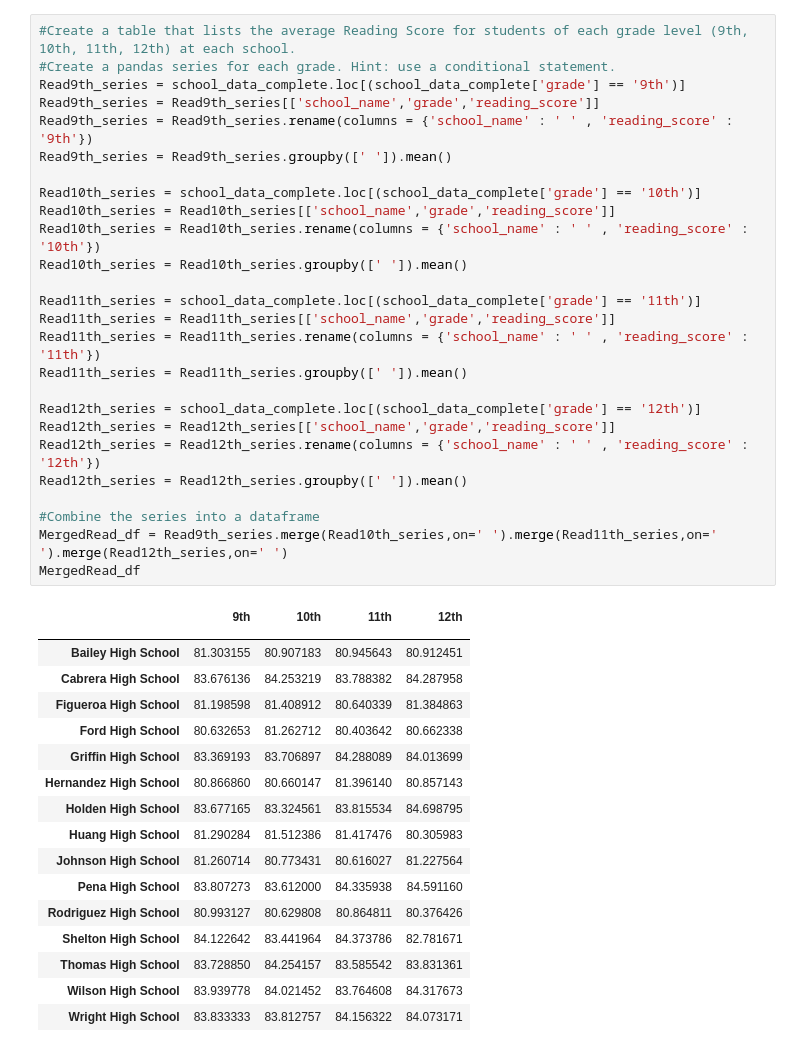
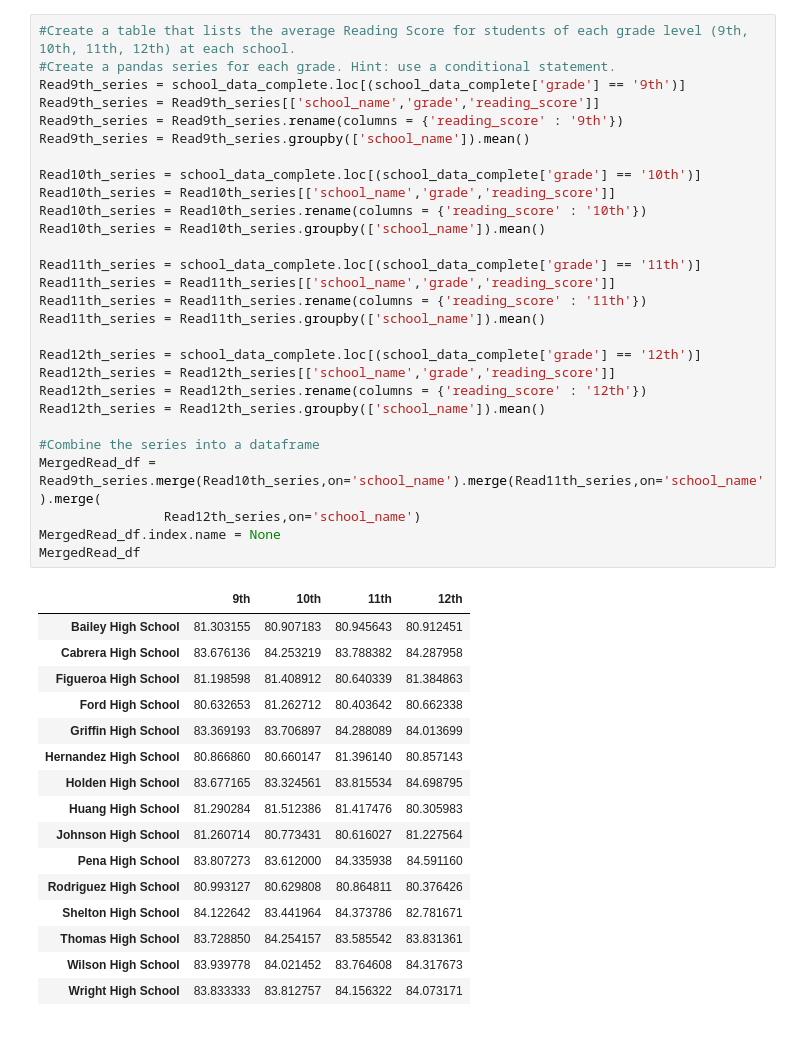
Before and after one commit to kmcgrath88/pandas-challenge, a Jupyter notebook: PyCitySchools/PyCitySchools.ipynb, the cells around one changed output. Saved outputs shown, nothing was run; the diff lists cells and outputs as text.

```diff
--- a/PyCitySchools/PyCitySchools.ipynb
+++ b/PyCitySchools/PyCitySchools.ipynb
@@ -229,32 +199,33 @@ MergedMath_df
 # %%
 #Create a table that lists the average Reading Score for students of each grade level (9th, 10th, 11th, 12th) at each school.
 #Create a pandas series for each grade. Hint: use a conditional statement.
 Read9th_series = school_data_complete.loc[(school_data_complete['grade'] == '9th')]
 Read9th_series = Read9th_series[['school_name','grade','reading_score']]
-Read9th_series = Read9th_series.rename(columns = {'school_name' : ' ' , 'reading_score' : '9th'})
-Read9th_series = Read9th_series.groupby([' ']).mean()
+Read9th_series = Read9th_series.rename(columns = {'reading_score' : '9th'})
+Read9th_series = Read9th_series.groupby(['school_name']).mean()
 
 Read10th_series = school_data_complete.loc[(school_data_complete['grade'] == '10th')]
 Read10th_series = Read10th_series[['school_name','grade','reading_score']]
-Read10th_series = Read10th_series.rename(columns = {'school_name' : ' ' , 'reading_score' : '10th'})
-Read10th_series = Read10th_series.groupby([' ']).mean()
+Read10th_series = Read10th_series.rename(columns = {'reading_score' : '10th'})
+Read10th_series = Read10th_series.groupby(['school_name']).mean()
 
 Read11th_series = school_data_complete.loc[(school_data_complete['grade'] == '11th')]
 Read11th_series = Read11th_series[['school_name','grade','reading_score']]
-Read11th_series = Read11th_series.rename(columns = {'school_name' : ' ' , 'reading_score' : '11th'})
-Read11th_series = Read11th_series.groupby([' ']).mean()
+Read11th_series = Read11th_series.rename(columns = {'reading_score' : '11th'})
+Read11th_series = Read11th_series.groupby(['school_name']).mean()
 
 Read12th_series = school_data_complete.loc[(school_data_complete['grade'] == '12th')]
 Read12th_series = Read12th_series[['school_name','grade','reading_score']]
-Read12th_series = Read12th_series.rename(columns = {'school_name' : ' ' , 'reading_score' : '12th'})
-Read12th_series = Read12th_series.groupby([' ']).mean()
+Read12th_series = Read12th_series.rename(columns = {'reading_score' : '12th'})
+Read12th_series = Read12th_series.groupby(['school_name']).mean()
 
 #Combine the series into a dataframe
-MergedRead_df = Read9th_series.merge(Read10th_series,on=' ').merge(Read11th_series,on=' ').merge(Read12th_series,on=' ')
+MergedRead_df = Read9th_series.merge(Read10th_series,on='school_name').merge(Read11th_series,on='school_name').merge(
+                Read12th_series,on='school_name')
+MergedRead_df.index.name = None
 MergedRead_df
 # %% [output]
 |  | 9th | 10th | 11th | 12th |
-|  |  |  |  |  |
 | Bailey High School | 81.303155 | 80.907183 | 80.945643 | 80.912451 |
 | Cabrera High School | 83.676136 | 84.253219 | 83.788382 | 84.287958 |
 | Figueroa High School | 81.198598 | 81.408912 | 80.640339 | 81.384863 |
```
Also changed, not shown: parts of 15 cells of this notebook.
